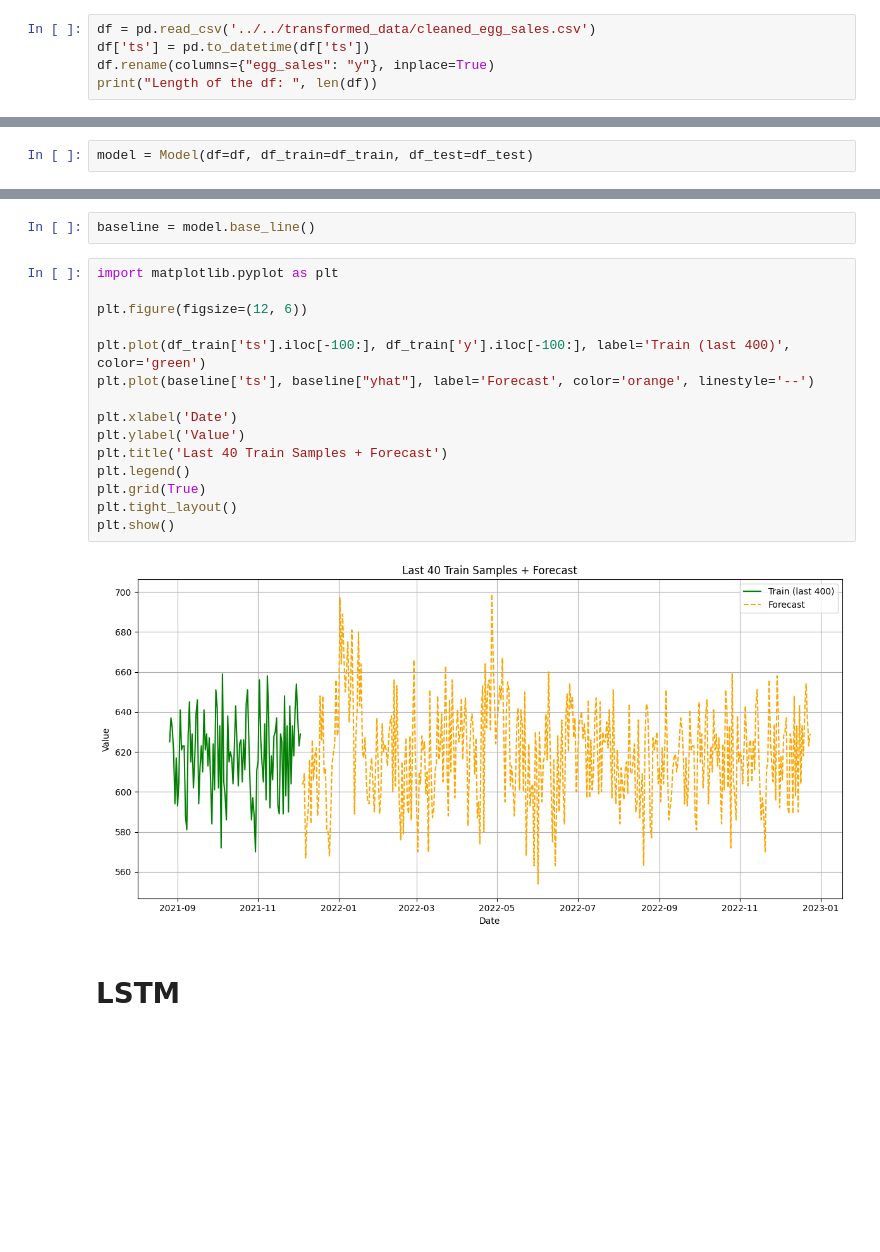
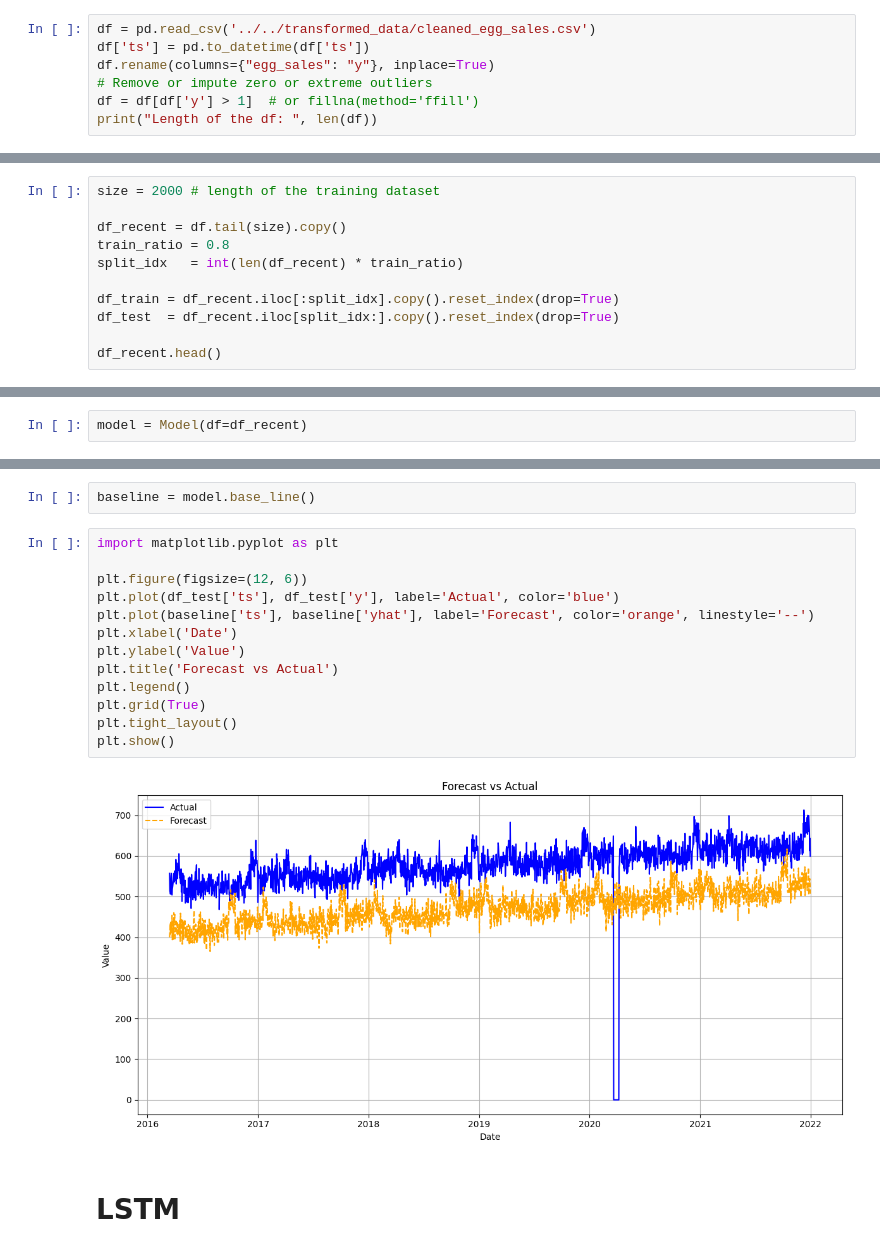
Before and after one commit to florivz/TSF-SS25-TimeGPT, a Jupyter notebook: skripts/forecasting/eggs_model.ipynb, the cells around one changed output, grey strips where cells are left out. Drawn from its saved outputs; the diff is of its cells as text; blank space fills up the shorter version.

Commit message:
change models and data

```diff
--- a/skripts/forecasting/eggs_model.ipynb
+++ b/skripts/forecasting/eggs_model.ipynb
@@ -14,5 +14,7 @@ warnings.simplefilter(action='ignore', category=FutureWarning)
 df = pd.read_csv('../../transformed_data/cleaned_egg_sales.csv')
 df['ts'] = pd.to_datetime(df['ts'])
 df.rename(columns={"egg_sales": "y"}, inplace=True)
+# Remove or impute zero or extreme outliers
+df = df[df['y'] > 1]  # or fillna(method='ffill')
 print("Length of the df: ", len(df))
 # %% [output]
@@ -47,0 +45,11 @@ df_test  = df.iloc[-358-28:].copy().reset_index(drop=True)
+# %%
+size = 2000 # length of the training dataset
+
+df_recent = df.tail(size).copy()
+train_ratio = 0.8
+split_idx   = int(len(df_recent) * train_ratio)
+
+df_train = df_recent.iloc[:split_idx].copy().reset_index(drop=True)
+df_test  = df_recent.iloc[split_idx:].copy().reset_index(drop=True)
+
+df_recent.head()
@@ -63,7 +78,7 @@ Frequency check: ts      y
          8.0     153
 Name: count, dtype: int64
 # %%
-model = Model(df=df, df_train=df_train, df_test=df_test)
+model = Model(df=df_recent)
 # %% [markdown]
 # Baseline
 # %%
@@ -71,19 +86,17 @@ baseline = model.base_line()
 # %%
 import matplotlib.pyplot as plt
 
 plt.figure(figsize=(12, 6))
-
-plt.plot(df_train['ts'].iloc[-100:], df_train['y'].iloc[-100:], label='Train (last 400)', color='green')
-plt.plot(baseline['ts'], baseline["yhat"], label='Forecast', color='orange', linestyle='--')
-
+plt.plot(df_test['ts'], df_test['y'], label='Actual', color='blue')
+plt.plot(baseline['ts'], baseline['yhat'], label='Forecast', color='orange', linestyle='--')
 plt.xlabel('Date')
 plt.ylabel('Value')
-plt.title('Last 40 Train Samples + Forecast')
+plt.title('Forecast vs Actual')
 plt.legend()
 plt.grid(True)
 plt.tight_layout()
 plt.show()
 # %% [output]
-[figure, old version]
+[figure, new version]
 # %% [markdown]
 # LSTM
```
Also changed, not shown: parts of 14 cells of this notebook, 6 other files.
